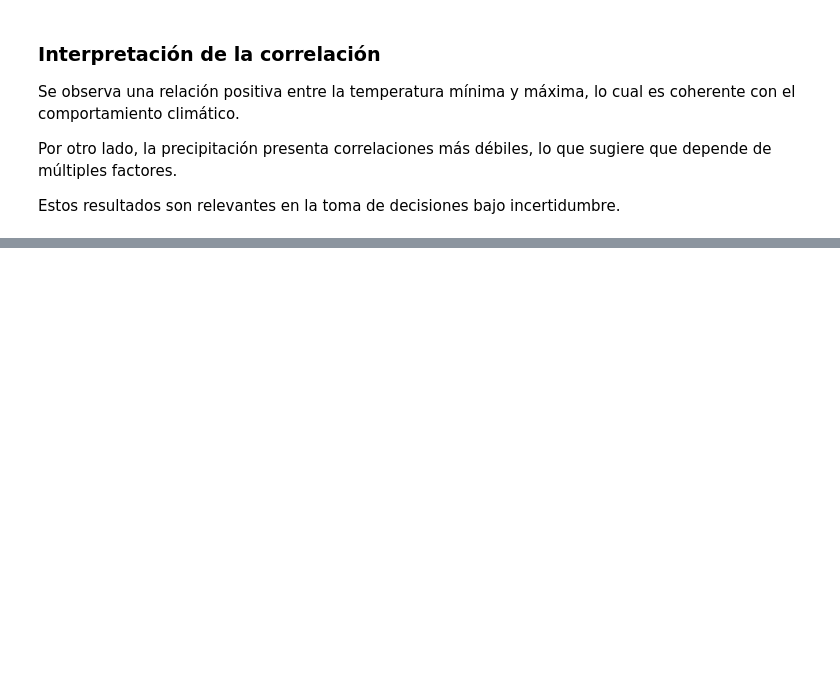
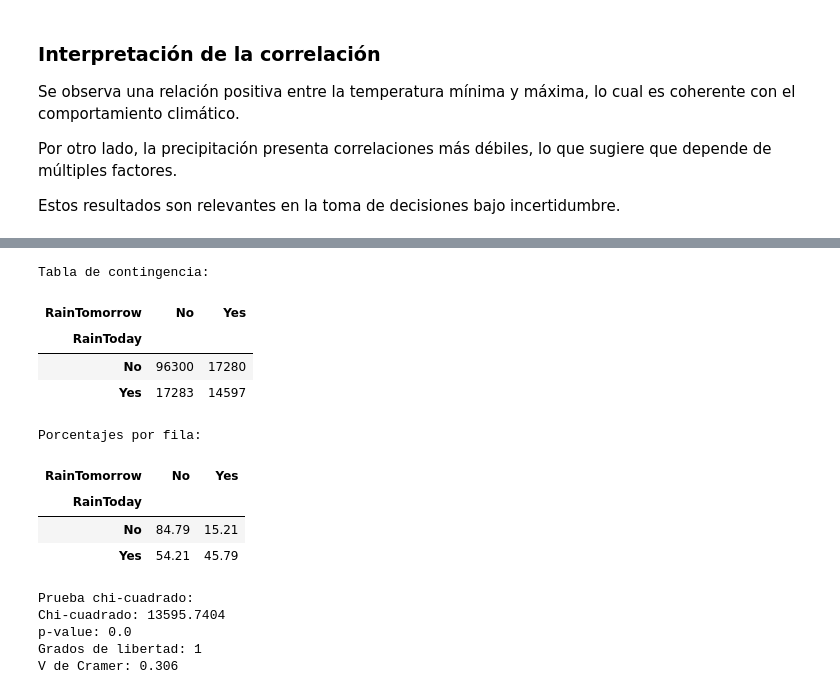
Before and after one commit to alanabermudezaballay/mcdi500_s1_grupo7, a Jupyter notebook: ESTADÍSTICA COMPUTACIONAL PARA LA TOMA DE DECISIONES/S1/analisis_datos.ipynb, the cells around one changed output, grey strips where cells are left out. Saved outputs shown, nothing was run; the diff lists cells and outputs as text; code cells hidden in the pictures; blank space fills up the shorter version.

```diff
--- a/ESTADÍSTICA COMPUTACIONAL PARA LA TOMA DE DECISIONES/S1/analisis_datos.ipynb
+++ b/ESTADÍSTICA COMPUTACIONAL PARA LA TOMA DE DECISIONES/S1/analisis_datos.ipynb
@@ -315,0 +461,51 @@ Estos resultados son relevantes en la toma de decisiones bajo incertidumbre.
+# %%
+# ==========================================================
+# 4.2 Prueba de hipótesis
+# Asociación entre RainToday y RainTomorrow
+# Responsable: Eduardo Villalón
+# ==========================================================
+
+df_chi = df.dropna(subset=["RainToday", "RainTomorrow"]).copy()
+
+tabla_contingencia = pd.crosstab(df_chi["RainToday"], df_chi["RainTomorrow"])
+
+tabla_porcentajes = pd.crosstab(
+    df_chi["RainToday"],
+    df_chi["RainTomorrow"],
+    normalize="index"
+) * 100
+
+chi2, p_value_chi, dof, expected = chi2_contingency(tabla_contingencia)
+
+n_total = tabla_contingencia.values.sum()
+v_cramer = np.sqrt(
+    chi2 / (n_total * min(tabla_contingencia.shape[0]-1, tabla_contingencia.shape[1]-1))
+)
+
+print("Tabla de contingencia:")
+display(tabla_contingencia)
+
+print("Porcentajes por fila:")
+display(tabla_porcentajes.round(2))
+
+print("Prueba chi-cuadrado:")
+print("Chi-cuadrado:", round(chi2, 4))
+print("p-value:", p_value_chi)
+print("Grados de libertad:", dof)
+print("V de Cramer:", round(v_cramer, 3))
+# %% [output]
+Tabla de contingencia:
+| RainTomorrow | No | Yes |
+| RainToday |  |  |
+| No | 96300 | 17280 |
+| Yes | 17283 | 14597 |
+Porcentajes por fila:
+| RainTomorrow | No | Yes |
+| RainToday |  |  |
+| No | 84.79 | 15.21 |
+| Yes | 54.21 | 45.79 |
+Prueba chi-cuadrado:
+Chi-cuadrado: 13595.7404
+p-value: 0.0
+Grados de libertad: 1
+V de Cramer: 0.306
```
Also changed, not shown: parts of 7 cells of this notebook.
